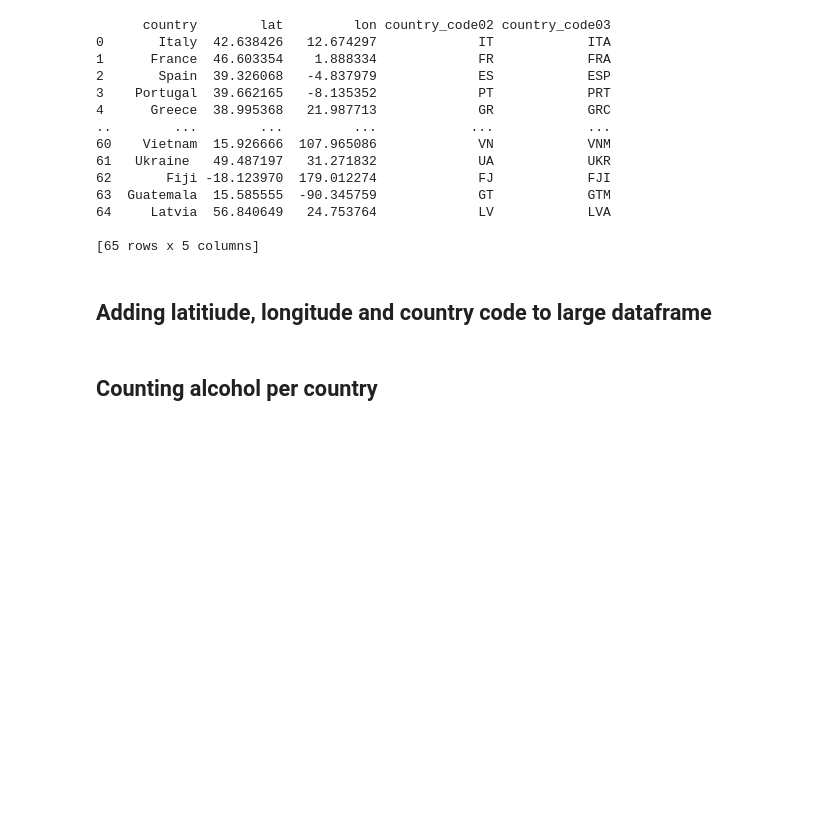
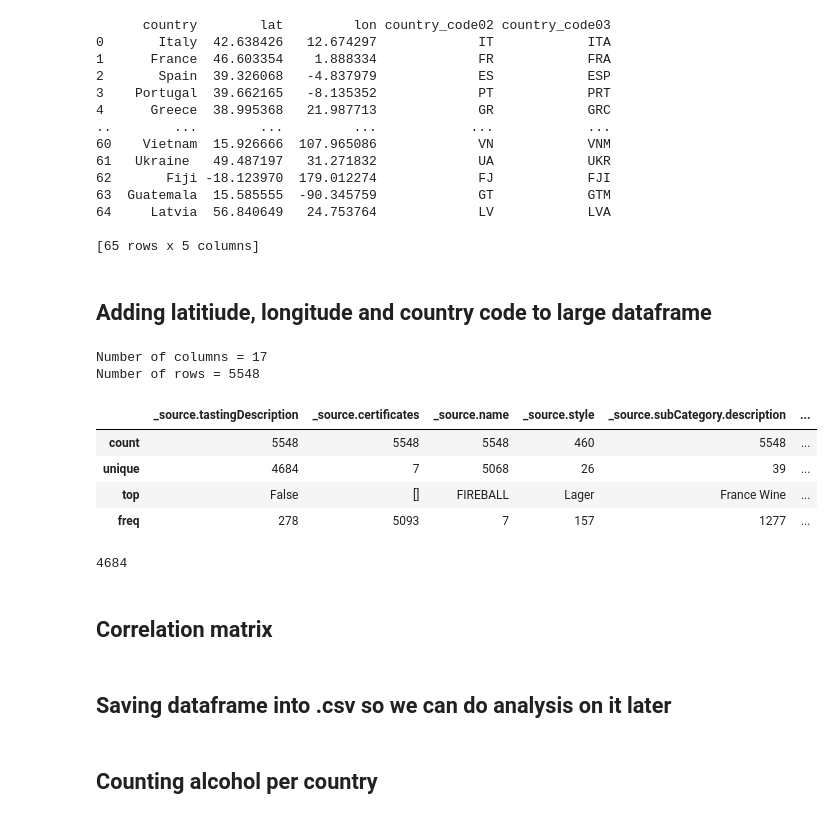
Before and after one commit to johann997/BCL_WebScrape, a Jupyter notebook: src/BLCWebScrape/BCLWebScrape_Insomnia.ipynb, the cells around one changed output. Cells and saved outputs as stored; diff of their text form; code cells hidden in the pictures; blank space fills up the shorter version.

```diff
--- a/src/BLCWebScrape/BCLWebScrape_Insomnia.ipynb
+++ b/src/BLCWebScrape/BCLWebScrape_Insomnia.ipynb
@@ -92,6 +255,8 @@ num_countries = len(countries)
 longitude = []
 latitude = []
 
+countries = new_df['_source.countryName'].unique()
+num_countries = len(countries)
 
 def findGeocode(city):
     # try and catch is used to overcome
@@ -101,7 +266,7 @@ def findGeocode(city):
 
         # Specify the user_agent as your
         # app name it should not be none
-        geolocator = Nominatim(user_agent="johann@pdrayne.com")
+        geolocator = Nominatim(user_agent="bcl-webscrape")
 
         return geolocator.geocode(city)
 
@@ -182,11 +347,15 @@ Virgin Islands not found in regex
 # %% [markdown]
 ## Adding latitiude, longitude and country code to large dataframe
 # %%
-lat_mat = pd.DataFrame(df.apply (lambda row: country_df['lat'].loc[country_df['country'] == row['_source.countryName']], axis=1))
-lon_mat = pd.DataFrame(df.apply (lambda row: country_df['lon'].loc[country_df['country'] == row['_source.countryName']], axis=1))
-coco_mat02 = pd.DataFrame(df.apply (lambda row: country_df['country_code02'].loc[country_df['country'] == row['_source.countryName']], axis=1))
-coco_mat03 = pd.DataFrame(df.apply (lambda row: country_df['country_code03'].loc[country_df['country'] == row['_source.countryName']], axis=1))
+# lat_mat = pd.DataFrame(new_df.apply (lambda row: country_df['lat'].loc[country_df['country'] == row['_source.countryName']], axis=1))
+# lon_mat = pd.DataFrame(new_df.apply (lambda row: country_df['lon'].loc[country_df['country'] == row['_source.countryName']], axis=1))
+# coco_mat02 = pd.DataFrame(new_df.apply (lambda row: country_df['country_code02'].loc[country_df['country'] == row['_source.countryName']], axis=1))
+# coco_mat03 = pd.DataFrame(new_df.apply (lambda row: country_df['country_code03'].loc[country_df['country'] == row['_source.countryName']], axis=1))
 
+lat_mat = pd.DataFrame(new_df.apply(lambda row: country_df.loc[country_df['country'] == row['_source.countryName'], 'lat'].values[0], axis=1))
+lon_mat = pd.DataFrame(new_df.apply(lambda row: country_df.loc[country_df['country'] == row['_source.countryName'], 'lon'].values[0], axis=1))
+coco_mat02 = pd.DataFrame(new_df.apply(lambda row: country_df.loc[country_df['country'] == row['_source.countryName'], 'country_code02'].values[0], axis=1))
+coco_mat03 = pd.DataFrame(new_df.apply(lambda row: country_df.loc[country_df['country'] == row['_source.countryName'], 'country_code03'].values[0], axis=1))
 
 temp_lat = lat_mat
 temp_lon = lon_mat
@@ -198,7 +367,32 @@ for index in range(int(np.shape(lat_mat)[1])):
     temp_coco02 = pd.DataFrame(temp_coco02[0].fillna(coco_mat02[index]))
     temp_coco03 = pd.DataFrame(temp_coco03[0].fillna(coco_mat03[index]))
 
-df['lat'] = temp_lat
-df['lon'] = temp_lon
-df['country_code02'] = temp_coco02
-df['country_code03'] = temp_coco03
+# new_df['lat'] = temp_lat
+# new_df['lon'] = temp_lon
+# new_df['country_code02'] = temp_coco02
+# new_df['country_code03'] = temp_coco03
+new_df.loc[:, 'lat'] = temp_lat.squeeze()
+new_df.loc[:, 'lon'] = temp_lon.squeeze()
+new_df.loc[:, 'country_code02'] = temp_coco02.squeeze()
+new_df.loc[:, 'country_code03'] = temp_coco03.squeeze()
+# %%
+new_df.head(3)
+
+print(f'Number of columns = {len(new_df.columns)}')
+print(f'Number of rows = {new_df.shape[0]}')
+
+new_df.describe(include='object')
+# %% [output]
+Number of columns = 17
+Number of rows = 5548
+|  | _source.tastingDescription | _source.certificates | _source.name | _source.style | _source.subCategory.description | ... |
+| count | 5548 | 5548 | 5548 | 460 | 5548 | ... |
+| unique | 4684 | 7 | 5068 | 26 | 39 | ... |
+| top | False | [] | FIREBALL | Lager | France Wine | ... |
+| freq | 278 | 5093 | 7 | 157 | 1277 | ... |
+# %%
+len(new_df['_source.tastingDescription'].unique())
+# %% [output]
+4684
+# %% [markdown]
+## Correlation matrix
@@ -204,0 +430,2 @@ df['country_code03'] = temp_coco03
+# %% [markdown]
+## Saving dataframe into .csv so we can do analysis on it later
```
Also changed, not shown: parts of 17 cells of this notebook.
